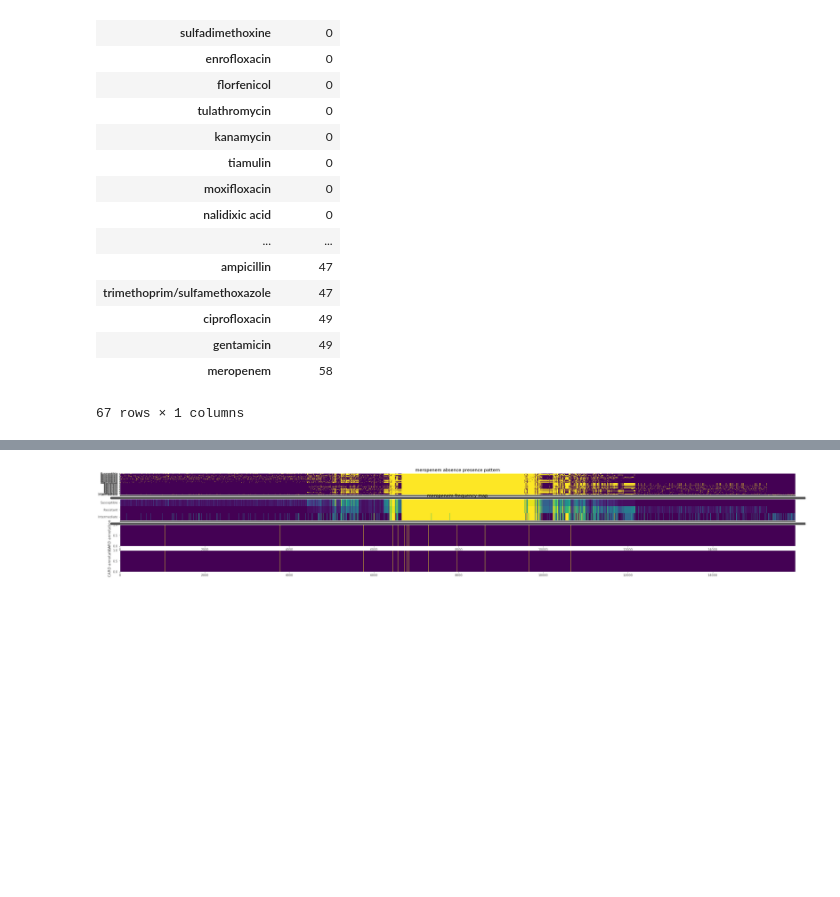
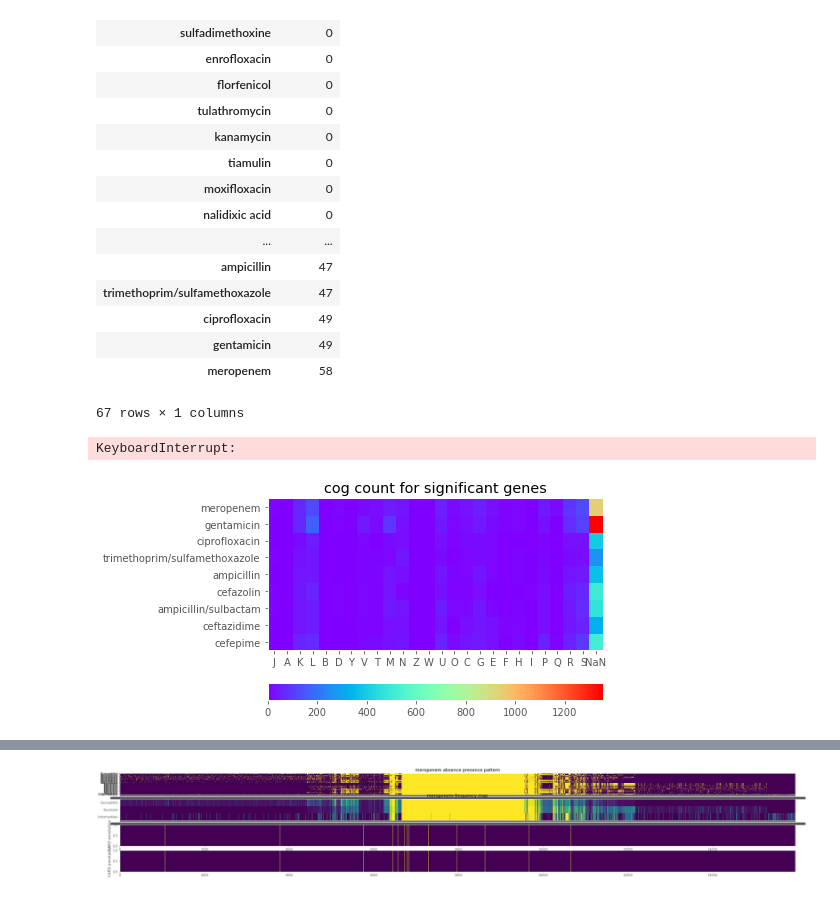
Before and after one commit to algaebrown/resistanceExp, a Jupyter notebook: visualization/exp2_cdhit/20170918pheotype_cdhit_card_pattern.ipynb, the cells around one changed output, grey strips where cells are left out. Saved outputs shown, nothing was run; the diff lists cells and outputs as text; code cells hidden in the pictures; blank space fills up the shorter version.

```diff
--- a/visualization/exp2_cdhit/20170918pheotype_cdhit_card_pattern.ipynb
+++ b/visualization/exp2_cdhit/20170918pheotype_cdhit_card_pattern.ipynb
@@ -95,6 +96,10 @@ def identify_p(d):
     d = pd.merge(d, cluster_detail, right_index = True, left_index = True, how = 'inner')
     d = pd.merge(d, blast, right_index = True, left_on = 'representing gene header', how = 'inner')
     return(d)
+# %%
+p_value('cefepime')
+# %% [output]
+KeyboardInterrupt:
 # %%
 # count cog (borrow from 1010_just_pangenome)
 def cog_dis(df): # parse cog
@@ -134,0 +138,19 @@ signi_cog.to_excel("/home/hermuba/resistanceExp/EcoliGenomes/figures/significant
+# %%
+cog = pd.read_excel("/home/hermuba/resistanceExp/EcoliGenomes/figures/significant_cog.xlsx")
+
+import matplotlib.pyplot as plt
+import matplotlib as mpl
+import numpy as np
+mpl.style.use("ggplot")
+# plot inline
+%matplotlib inline
+
+plt.pcolor(cog, cmap = 'rainbow')
+plt.title("cog count for significant genes")
+plt.xticks(np.arange(0.5, len(cog.columns), 1), cog.columns)
+plt.yticks(np.arange(0.5, len(cog.index), 1), cog.index)
+
+plt.colorbar(orientation='horizontal')
+plt.show()
+# %% [output]
+[figure, added]
```
Also changed, not shown: parts of 5 cells of this notebook, 1 other file.
